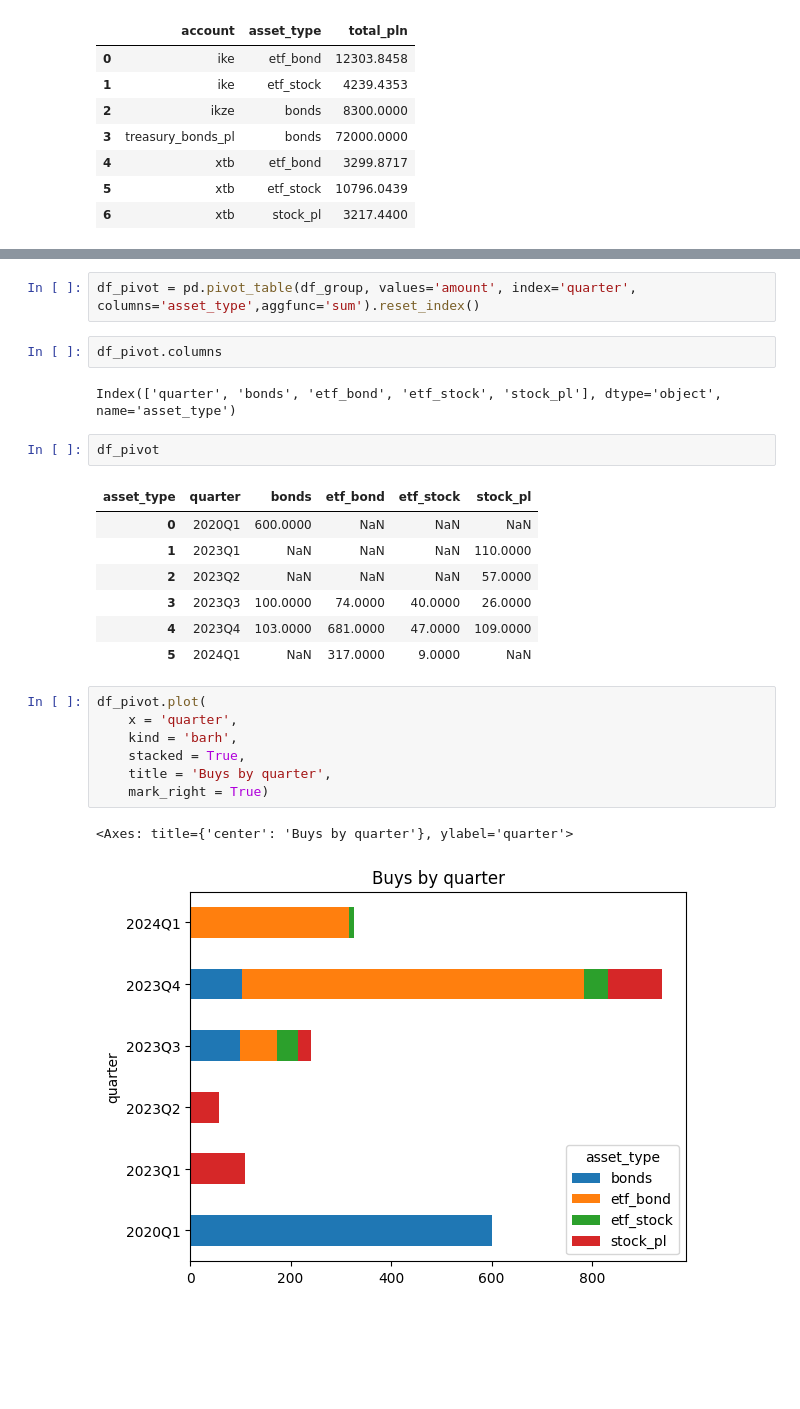
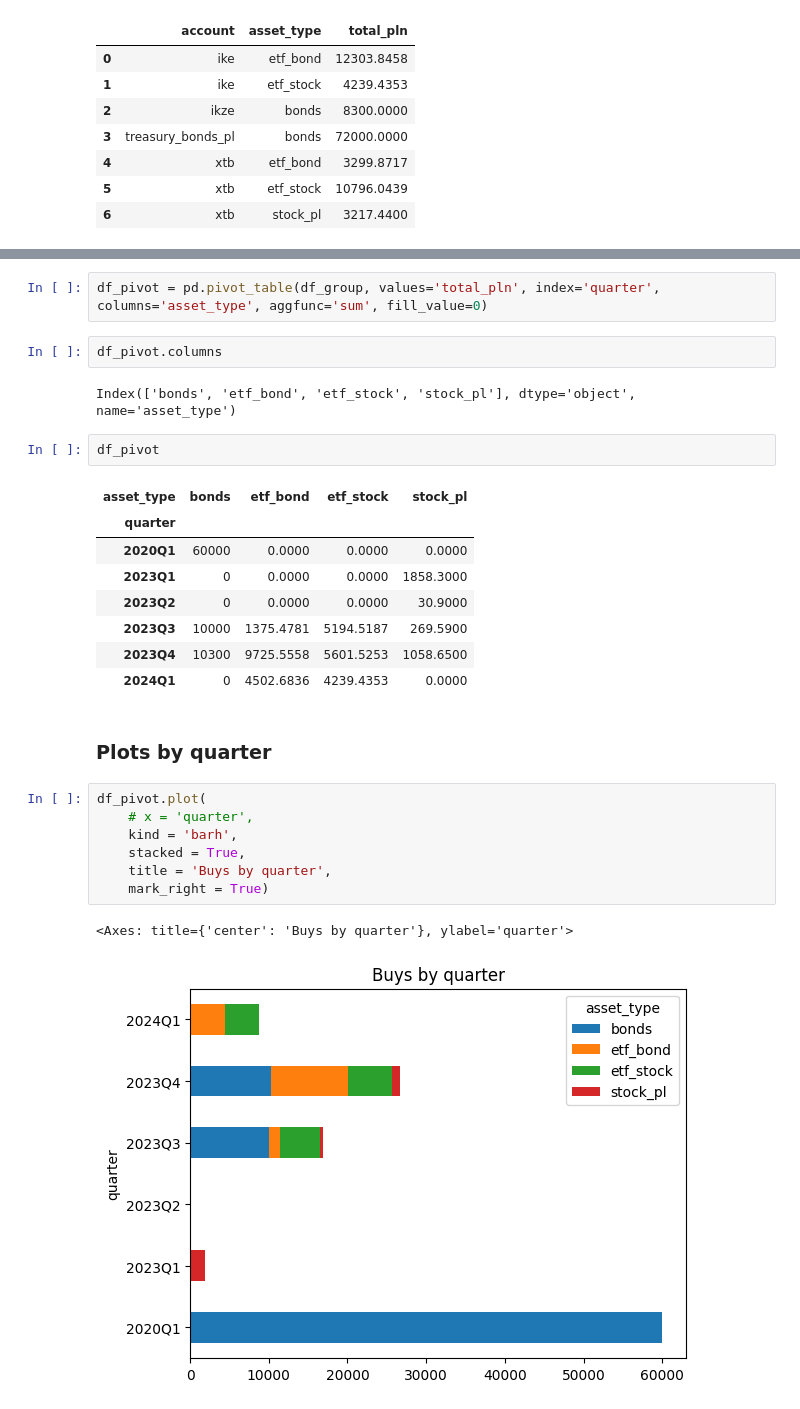
Before and after one commit to chomiczdawid/investment-portfolio-dashboard, a Jupyter notebook: data_processing.ipynb, the cells around one changed output, grey strips where cells are left out. Cells and saved outputs as stored; diff of their text form; blank space fills up the shorter version.

```diff
--- a/data_processing.ipynb
+++ b/data_processing.ipynb
@@ -58,26 +82,29 @@ df_group.groupby(['asset_type', 'quarter']).sum()['amount'].reset_index()
 # %%
-df_pivot = pd.pivot_table(df_group, values='amount', index='quarter', columns='asset_type',aggfunc='sum').reset_index()
+df_pivot = pd.pivot_table(df_group, values='total_pln', index='quarter', columns='asset_type', aggfunc='sum', fill_value=0)
 # %%
 df_pivot.columns
 # %% [output]
-Index(['quarter', 'bonds', 'etf_bond', 'etf_stock', 'stock_pl'], dtype='object', name='asset_type')
+Index(['bonds', 'etf_bond', 'etf_stock', 'stock_pl'], dtype='object', name='asset_type')
 # %%
 df_pivot
 # %% [output]
-| asset_type | quarter | bonds | etf_bond | etf_stock | stock_pl |
-| 0 | 2020Q1 | 600.0000 | NaN | NaN | NaN |
-| 1 | 2023Q1 | NaN | NaN | NaN | 110.0000 |
-| 2 | 2023Q2 | NaN | NaN | NaN | 57.0000 |
-| 3 | 2023Q3 | 100.0000 | 74.0000 | 40.0000 | 26.0000 |
-| 4 | 2023Q4 | 103.0000 | 681.0000 | 47.0000 | 109.0000 |
-| 5 | 2024Q1 | NaN | 317.0000 | 9.0000 | NaN |
+| asset_type | bonds | etf_bond | etf_stock | stock_pl |
+| quarter |  |  |  |  |
+| 2020Q1 | 60000 | 0.0000 | 0.0000 | 0.0000 |
+| 2023Q1 | 0 | 0.0000 | 0.0000 | 1858.3000 |
+| 2023Q2 | 0 | 0.0000 | 0.0000 | 30.9000 |
+| 2023Q3 | 10000 | 1375.4781 | 5194.5187 | 269.5900 |
+| 2023Q4 | 10300 | 9725.5558 | 5601.5253 | 1058.6500 |
+| 2024Q1 | 0 | 4502.6836 | 4239.4353 | 0.0000 |
+# %% [markdown]
+### Plots by quarter
 # %%
 df_pivot.plot(
-    x = 'quarter',
+    # x = 'quarter',
     kind = 'barh',
     stacked = True,
     title = 'Buys by quarter',
     mark_right = True)
 # %% [output]
 <Axes: title={'center': 'Buys by quarter'}, ylabel='quarter'>
-[figure, old version]
+[figure, new version]
```
Also changed, not shown: parts of 27 cells of this notebook, 2 other files.
